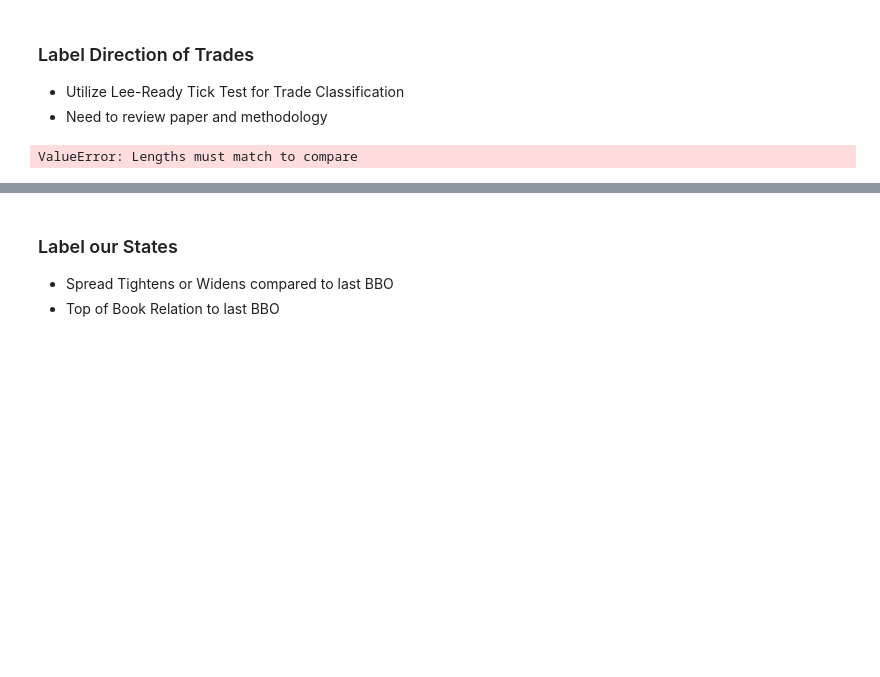
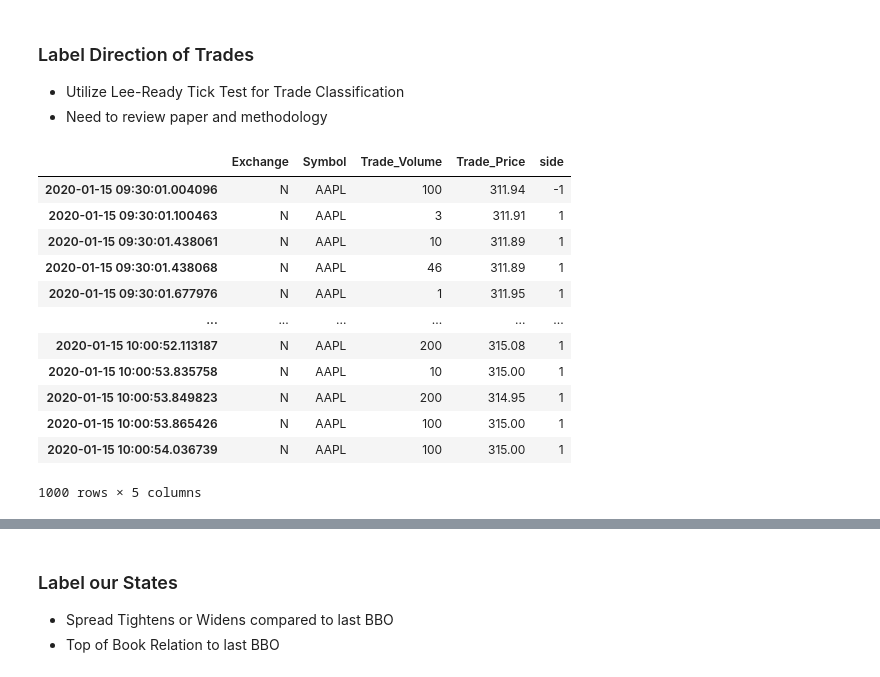
Before and after one commit to jasonbohne123/HMM_LOB_Inference, a Jupyter notebook: data_preprocessing.ipynb, the cells around one changed output, grey strips where cells are left out. Drawn from its saved outputs; the diff is of its cells as text; code cells hidden in the pictures; blank space fills up the shorter version.

```diff
--- a/data_preprocessing.ipynb
+++ b/data_preprocessing.ipynb
@@ -55,18 +58,34 @@ simple_quotes
 - Need to review paper and methodology
 # %%
 def label_trade(x,quote_data):
-    last_quote=quote_data[quote_data.index<x.index][-1]
 
-    last_bid=last_quote['Bid_Price']
-    last_ask=last_quote['Offer_Price']
+    last_quote=quote_data[quote_data.index<x.name].iloc[-1]
 
-    if x['Trade_Price']<=last_bid:
+    bid_diff=abs(last_quote['Bid_Price']-x['Trade_Price'])
+    ask_diff=abs(last_quote['Offer_Price']-x['Trade_Price'])
+
+
+
+    if ask_diff<bid_diff:
+        return 1
+    elif bid_diff<ask_diff:
         return -1
-    elif x['Trade_Price']>=last_ask:
-        return 1
     else:
         return 0
 
-simple_trades.apply(lambda x: label_trade(x,simple_quotes),axis=1)
+simple_trades['side']=simple_trades.apply(lambda x: label_trade(x,simple_quotes),axis=1)
+simple_trades
 # %% [output]
+|  | Exchange | Symbol | Trade_Volume | Trade_Price | side |
+| 2020-01-15 09:30:01.004096 | N | AAPL | 100 | 311.94 | -1 |
+| 2020-01-15 09:30:01.100463 | N | AAPL | 3 | 311.91 | 1 |
+| 2020-01-15 09:30:01.438061 | N | AAPL | 10 | 311.89 | 1 |
+| 2020-01-15 09:30:01.438068 | N | AAPL | 46 | 311.89 | 1 |
+| 2020-01-15 09:30:01.677976 | N | AAPL | 1 | 311.95 | 1 |
+| ... | ... | ... | ... | ... | ... |
+| 2020-01-15 10:00:52.113187 | N | AAPL | 200 | 315.08 | 1 |
+| 2020-01-15 10:00:53.835758 | N | AAPL | 10 | 315.00 | 1 |
+| 2020-01-15 10:00:53.849823 | N | AAPL | 200 | 314.95 | 1 |
+| 2020-01-15 10:00:53.865426 | N | AAPL | 100 | 315.00 | 1 |
+| 2020-01-15 10:00:54.036739 | N | AAPL | 100 | 315.00 | 1 |
-ValueError: Lengths must match to compare
+1000 rows × 5 columns
```
Also changed, not shown: parts of 6 cells of this notebook, 2 other files.
